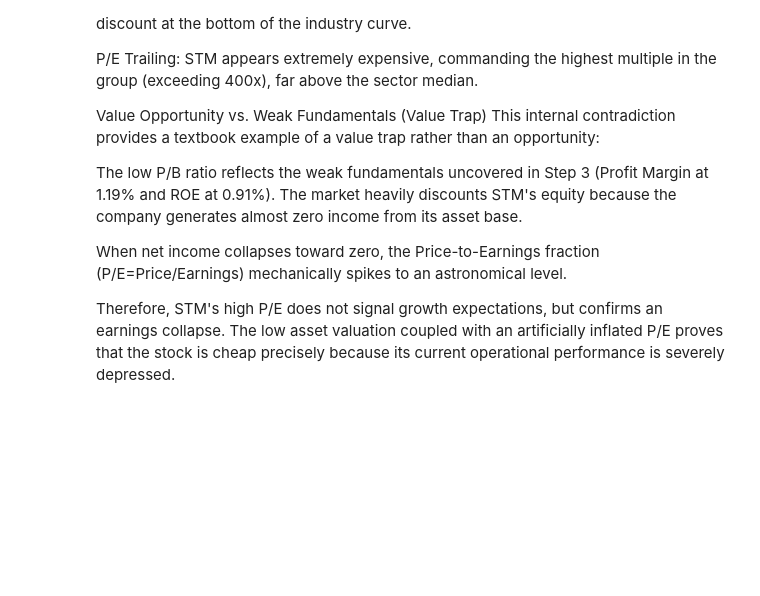
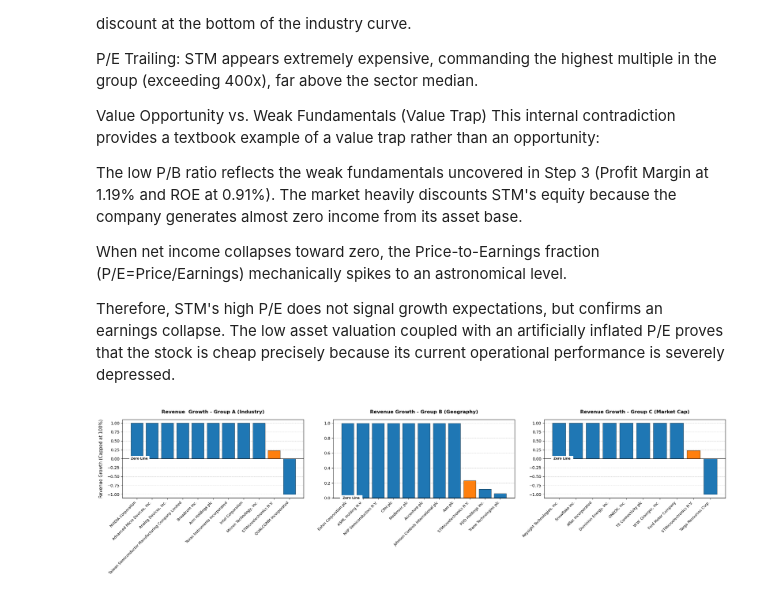
Before and after one commit to luc-nic/Luca-Nicolosi, a Jupyter notebook: homework_2.ipynb, the cells around one changed output. Saved outputs shown, nothing was run; the diff lists cells and outputs as text; code cells hidden in the pictures; blank space fills up the shorter version.

Commit message:
Step 5 Completed

```diff
--- a/homework_2.ipynb
+++ b/homework_2.ipynb
@@ -254,3 +254,81 @@ The low P/B ratio reflects the weak fundamentals uncovered in Step 3 (Profit Mar
 When net income collapses toward zero, the Price-to-Earnings fraction (P/E=Price/Earnings) mechanically spikes to an astronomical level.
 
 Therefore, STM's high P/E does not signal growth expectations, but confirms an earnings collapse. The low asset valuation coupled with an artificially inflated P/E proves that the stock is cheap precisely because its current operational performance is severely depressed.
+# %%
+# STEP 5
+
+def prepare_and_cap_grow_data(df_group):
+
+    df_plot = df_group.dropna(subset= ['revenue_growth']).copy() # I'm fitering out missing values for revenue_growth and make a copy of the data frame
+
+    df_plot['revenue_growth_clipped'] = df_plot['revenue_growth'].clip(upper = 1.0, lower= -1.0) # I'm applyng a cap at 1.0 to prevent extreme outliers from distorting the chart scale
+
+    return df_plot.sort_values(by = 'revenue_growth', ascending = False) # I'm sorting the data frame by revenue_growth in a decreasing order
+
+# I'm preparing the cleaned and capped data for all the 3 groups
+df_grow_a = prepare_and_cap_grow_data(group_a)
+df_grow_b = prepare_and_cap_grow_data(group_b)
+df_grow_c = prepare_and_cap_grow_data(group_c)
+
+fig, (ax1, ax2, ax3) = plt.subplots(1,3, figsize = (22,6))
+
+# SUBPLOT 1: GROUP A
+
+labels_a = df_grow_a['plot_label'].tolist() # I'm extracting the company name for the X-axis
+symbols_a = [str(sym).strip() for sym in df_grow_a['symbol'].tolist()] # Clean the tickers list to prevent color match errors
+values_a = df_grow_a['revenue_growth_clipped'].tolist() # I'm extracting the capped growth values for the Y-axis
+colors_a = ['#ff7f0e' if sym == 'STM' else '#1f77b4' for sym in symbols_a] # I'm setting the colors of the plot: orange for STM, blue for the other companies
+
+ax1.bar(labels_a, values_a, color = colors_a, edgecolor = 'black', linewidth = 0.5) # I'm defining the bar chart for the first subplot
+ax1.set_title('Revenue  Growth - Group A (Industry)', fontsize = 12, fontweight = 'bold', pad = 15) # I'm defining the title for the first chart
+ax1.set_ylabel('Revenue Growth (Capped at 100%)', fontsize = 11, labelpad = 10) # I'm setting the Y-axis label for the first chart
+ax1.set_xticks(range(len(labels_a))) # Set the numerical positions for the X-axis labels to prevent index warnings
+ax1.set_xticklabels(labels_a, rotation = 45, ha= 'right', fontsize = 9) # I'm rotaiting and alliging the company names under their respective bars
+# I'm adding a grid
+ax1.yaxis.grid(True, linestyle = '--', alpha = 0.6)
+ax1.set_axisbelow(True)
+ax1.axhline(0, color = 'black', linestyle = '-', linewidth = 1) # I'm adding a black line in correspondance of the zero value level
+ax1.text(-0.4, 0, 'Zero Line', color = 'black', va = 'center', ha = 'left', backgroundcolor= 'white', fontsize = 8, fontweight = 'bold', zorder = 5) # I'm adding the zero line label
+
+# SUBPLOT 2: GROUP B
+
+# I'm repeting all the step perfomed previously for the Group A
+labels_b = df_grow_b['plot_label'].tolist()
+symbols_b = [str(sym).strip() for sym in df_grow_b['symbol'].tolist()]
+values_b = df_grow_b['revenue_growth_clipped'].tolist()
+colors_b = ['#ff7f0e' if sym == 'STM' else '#1f77b4' for sym in symbols_b]
+
+ax2.bar(labels_b, values_b, color=colors_b, edgecolor='black', linewidth=0.5)
+ax2.set_title('Revenue Growth - Group B (Geography)', fontsize=12, fontweight='bold', pad=15)
+ax2.set_xticks(range(len(labels_b)))
+ax2.set_xticklabels(labels_b, rotation=45, ha='right', fontsize=9)
+ax2.yaxis.grid(True, linestyle='--', alpha=0.6)
+ax2.set_axisbelow(True)
+ax2.axhline(0, color='black', linestyle='-', linewidth=1)
+ax2.text(-0.4, 0, ' Zero Line ', color='black', va='center', ha='left', backgroundcolor='white', fontsize=8, fontweight='bold', zorder=5)
+
+# SUBPLOT 3: GROUP C
+
+# I'm repeting all the step perfomed previously for the Group A
+labels_c = df_grow_c['plot_label'].tolist()
+symbols_c = [str(sym).strip() for sym in df_grow_c['symbol'].tolist()]
+values_c = df_grow_c['revenue_growth_clipped'].tolist()
+colors_c = ['#ff7f0e' if sym == 'STM' else '#1f77b4' for sym in symbols_c]
+
+ax3.bar(labels_c, values_c, color=colors_c, edgecolor='black', linewidth=0.5)
+ax3.set_title('Revenue Growth - Group C (Market Cap)', fontsize=12, fontweight='bold', pad=15)
+ax3.set_xticks(range(len(labels_c)))
+ax3.set_xticklabels(labels_c, rotation=45, ha='right', fontsize=9)
+ax3.yaxis.grid(True, linestyle='--', alpha=0.6)
+ax3.set_axisbelow(True)
+ax3.axhline(0, color='black', linestyle='-', linewidth=1)
+ax3.text(-0.4, 0, ' Zero Line ', color='black', va='center', ha='left', backgroundcolor='white', fontsize=8, fontweight='bold', zorder=5)
+
+plt.tight_layout()
+plt.show()
+
+print(f"Group A Median Growth: {df_grow_a['revenue_growth'].median():.4f} | STM Value: {target_company['revenue_growth']:.4f}")
+print(f"Group B Median Growth: {df_grow_b['revenue_growth'].median():.4f} | STM Value: {target_company['revenue_growth']:.4f}")
+print(f"Group C Median Growth: {df_grow_c['revenue_growth'].median():.4f} | STM Value: {target_company['revenue_growth']:.4f}")
+# %% [output]
+[figure, added]
```
Also changed, not shown: parts of 2 cells of this notebook, 1 other file.
